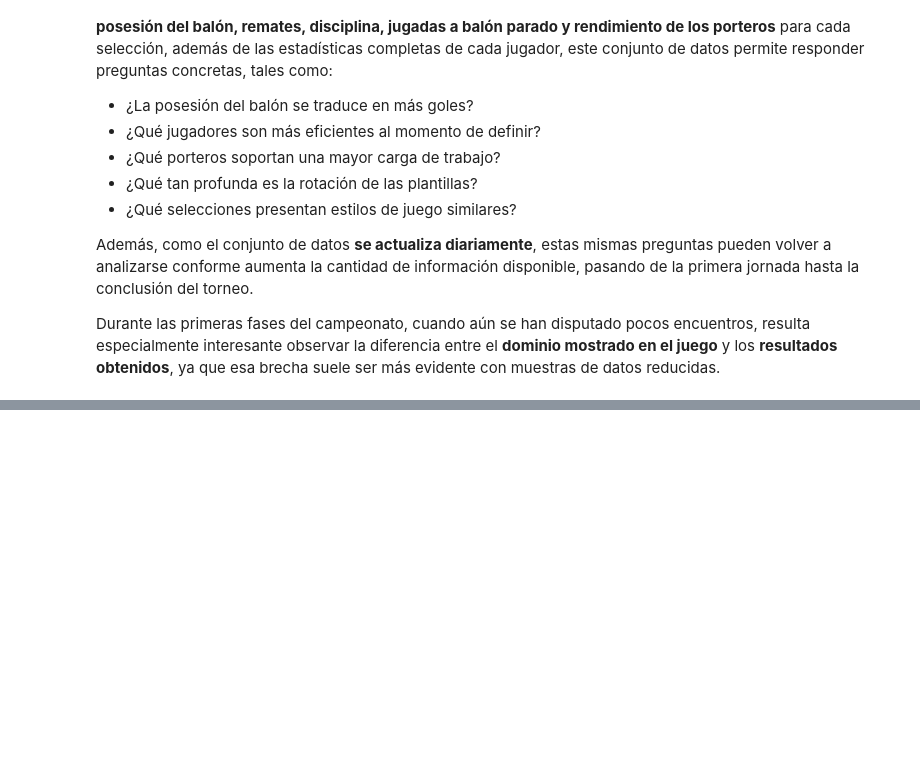
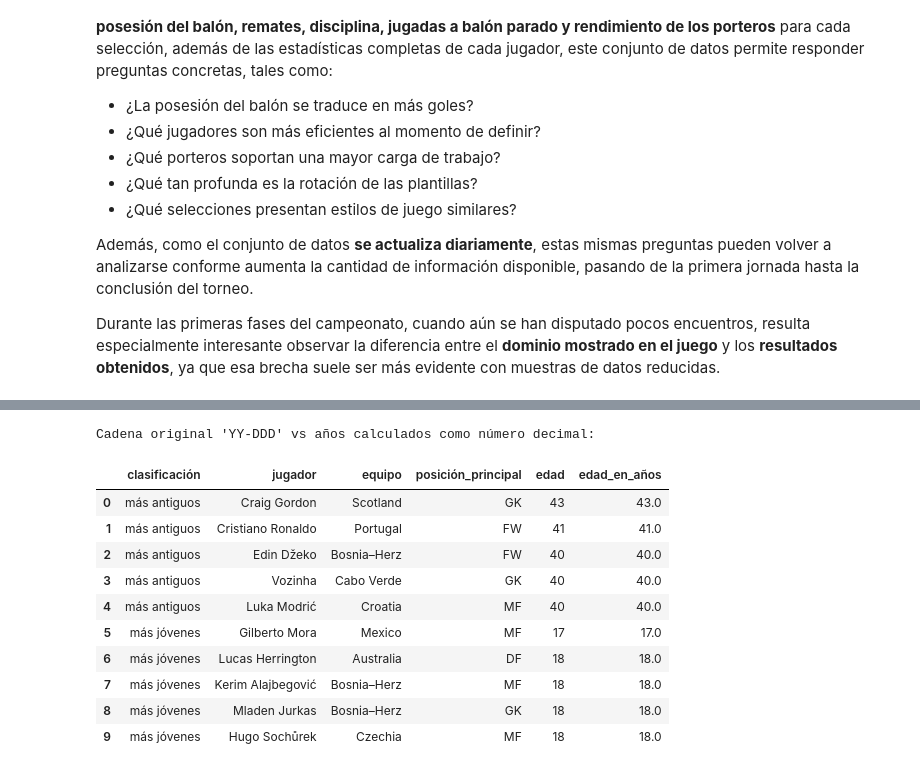
Before and after one commit to el-yisus-dev/KDBE_9B_IDGS_PRACTICES_220076, a Jupyter notebook: World_Cup_EDA_220076.ipynb, the cells around one changed output, grey strips where cells are left out. Cells and saved outputs as stored; diff of their text form; code cells hidden in the pictures; blank space fills up the shorter version.

```diff
--- a/World_Cup_EDA_220076.ipynb
+++ b/World_Cup_EDA_220076.ipynb
@@ -218,0 +781,73 @@ print("rounds so far:", ", ".join(ROUNDS) if ROUNDS else "none")
+# %%
+aged = players.dropna(subset=["age_years"]).copy()
+
+oldest = aged.nlargest(5, "age_years")[["player", "team", "pos_main", "age", "age_years"]]
+youngest = aged.nsmallest(5, "age_years")[["player", "team", "pos_main", "age", "age_years"]]
+
+extremes = pd.concat([oldest.assign(end="más antiguos"),
+                      youngest.assign(end="más jóvenes")], ignore_index=True)
+
+extremes["age_years"] = extremes["age_years"].round(2)
+
+print("Cadena original 'YY-DDD' vs años calculados como número decimal:")
+
+# Only for visualization, does not modify the dataframe
+display(
+    extremes[["end", "player", "team", "pos_main", "age", "age_years"]]
+    .rename(columns={
+        "end": "clasificación",
+        "player": "jugador",
+        "team": "equipo",
+        "pos_main": "posición_principal",
+        "age": "edad",
+        "age_years": "edad_en_años"
+    })
+)
+
+fig = px.histogram(
+    aged,
+    x="age_years",
+    nbins=28,
+    color_discrete_sequence=["#636EFA"]
+)
+
+o = oldest.iloc[0]
+y = youngest.iloc[0]
+
+fig.add_vline(
+    x=o["age_years"],
+    line_dash="dash",
+    line_color="#d62728",
+    annotation_text=f"{o['player']} {o['age_years']:.1f}",
+    annotation_position="top left"
+)
+
+fig.add_vline(
+    x=y["age_years"],
+    line_dash="dash",
+    line_color="#2ca02c",
+    annotation_text=f"{y['player']} {y['age_years']:.1f}",
+    annotation_position="top right"
+)
+
+fig.update_layout(
+    title="Edad calculada en años, mostrando los dos extremos identificados",
+    xaxis_title="edad (años, calculada desde YY-DDD)",
+    yaxis_title="jugadores",
+    **PLOTLY_KW
+)
+
+fig.show()
+# %% [output]
+Cadena original 'YY-DDD' vs años calculados como número decimal:
+|  | clasificación | jugador | equipo | posición_principal | edad | edad_en_años |
+| 0 | más antiguos | Craig Gordon | Scotland | GK | 43 | 43.0 |
+| 1 | más antiguos | Cristiano Ronaldo | Portugal | FW | 41 | 41.0 |
+| 2 | más antiguos | Edin Džeko | Bosnia–Herz | FW | 40 | 40.0 |
+| 3 | más antiguos | Vozinha | Cabo Verde | GK | 40 | 40.0 |
+| 4 | más antiguos | Luka Modrić | Croatia | MF | 40 | 40.0 |
+| 5 | más jóvenes | Gilberto Mora | Mexico | MF | 17 | 17.0 |
+| 6 | más jóvenes | Lucas Herrington | Australia | DF | 18 | 18.0 |
+| 7 | más jóvenes | Kerim Alajbegović | Bosnia–Herz | MF | 18 | 18.0 |
+| 8 | más jóvenes | Mladen Jurkas | Bosnia–Herz | GK | 18 | 18.0 |
+| 9 | más jóvenes | Hugo Sochůrek | Czechia | MF | 18 | 18.0 |
```
Also changed, not shown: parts of 34 cells of this notebook, 3 other files.
